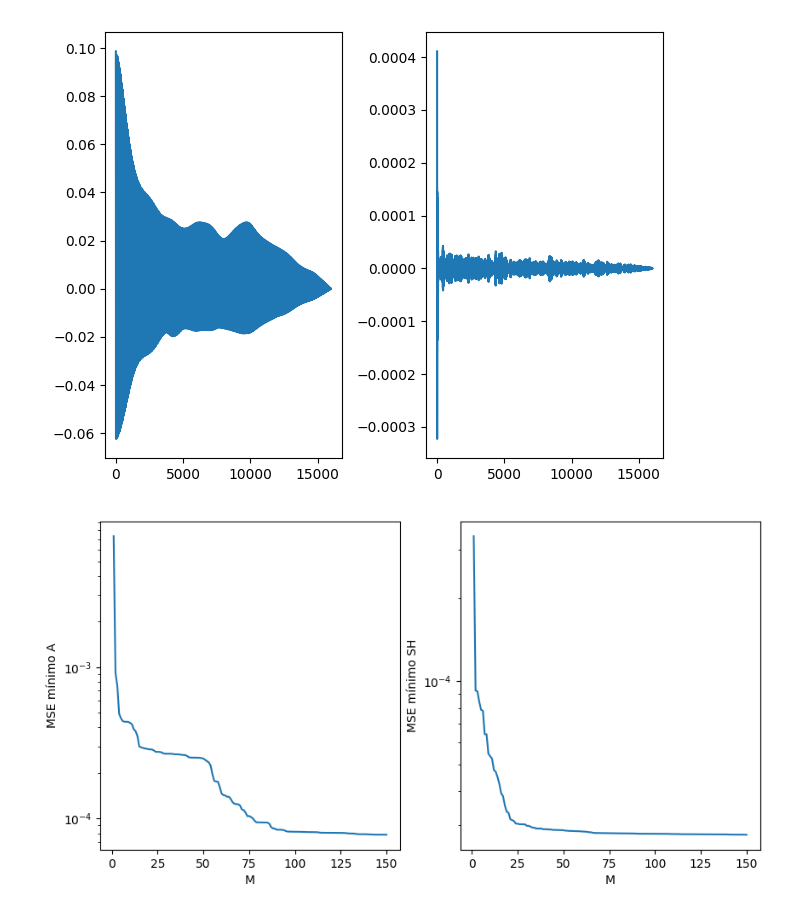
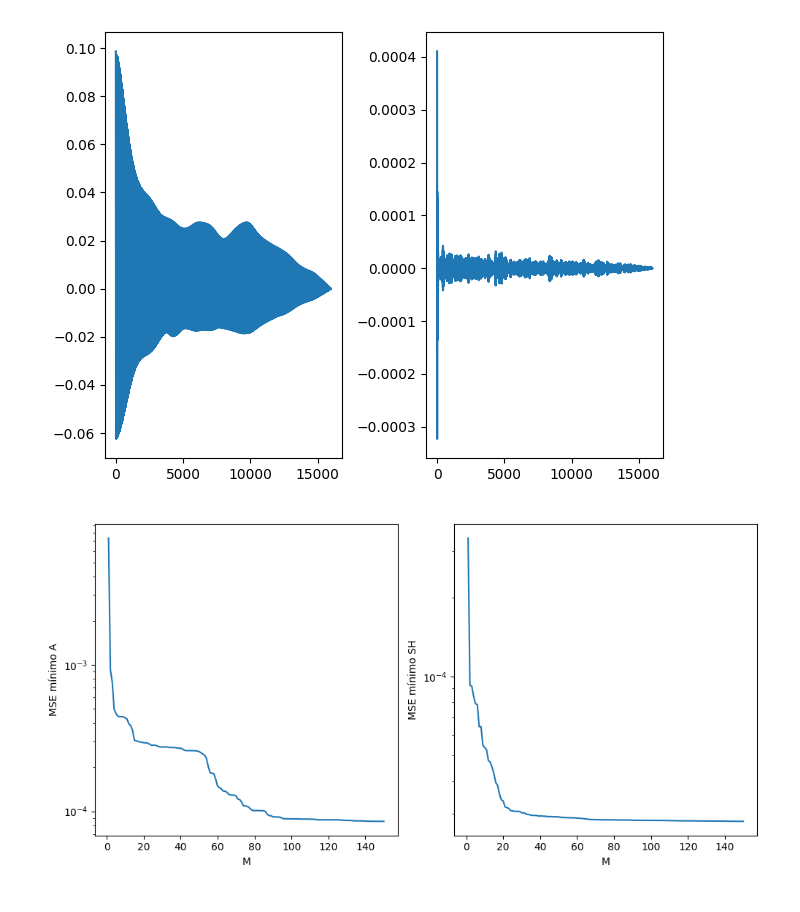
Before and after one commit to GonzaLinares/PASA_TP3, a Jupyter notebook: main.ipynb, the cells around one changed output. Drawn from its saved outputs; the diff is of its cells as text; code cells hidden in the pictures.

```diff
--- a/main.ipynb
+++ b/main.ipynb
@@ -73,3 +79,6 @@ Critical Values: -3.43 (1%), -2.86 (5%), -2.57 (10%)
 Null Hypothesis: The process contains a unit root.
 Alternative Hypothesis: The process is weakly stationary.
 Dado que P-value = 0, podemos concluir que la señal de shh estacionaria.
+# %%
+signal["a"] -= np.mean(signal["a"])
+signal["sh"] -= np.mean(signal["sh"])
@@ -88,32 +117,36 @@ plt.plot(lags[lags >= 0], rxsh[lags >= 0])
 [<matplotlib.lines.Line2D at 0x...>]
 [figure]
 # %%
-Ms = np.linspace(1, 150, 200, dtype=int)
+Ms = np.linspace(1, 150, 150, dtype=int)
+wo_a = np.zeros((len(Ms)), dtype=np.ndarray)
+wo_sh = np.zeros((len(Ms)), dtype=np.ndarray)
 jos_a = np.zeros(len(Ms))
 jos_sh = np.zeros(len(Ms))
 a_a = np.zeros((len(Ms)), dtype=np.ndarray)
 a_sh = np.zeros((len(Ms)), dtype=np.ndarray)
 
 fig, axs = plt.subplots(nrows=1, ncols=2, figsize=(10, 5), tight_layout=True)
 
 for i, M in enumerate(Ms):
     wo, jo, NMSE = hp.get_optimal_params(signal["a"], M)
     jos_a[i] = jo
     a_a[i] = np.insert(-wo, 0, 1)
+    wo_a[i] = wo
 
     wo, jo, NMSE = hp.get_optimal_params(signal["sh"], M)
+    wo_sh[i] = wo
     jos_sh[i] = jo
     a_sh[i] = np.insert(-wo, 0, 1)
 
 axs[0].set_xlabel('M')
 axs[0].set_ylabel('MSE mínimo A')
 axs[0].plot(Ms, jos_a)
 axs[0].set_yscale('log')
 
 axs[1].set_xlabel('M')
 axs[1].set_ylabel('MSE mínimo SH')
 axs[1].plot(Ms, jos_sh)
 axs[1].set_yscale('log')
 # %% [output]
-[figure, old version]
+[figure, new version]
 # %%
```
Also changed, not shown: parts of 8 cells of this notebook.
